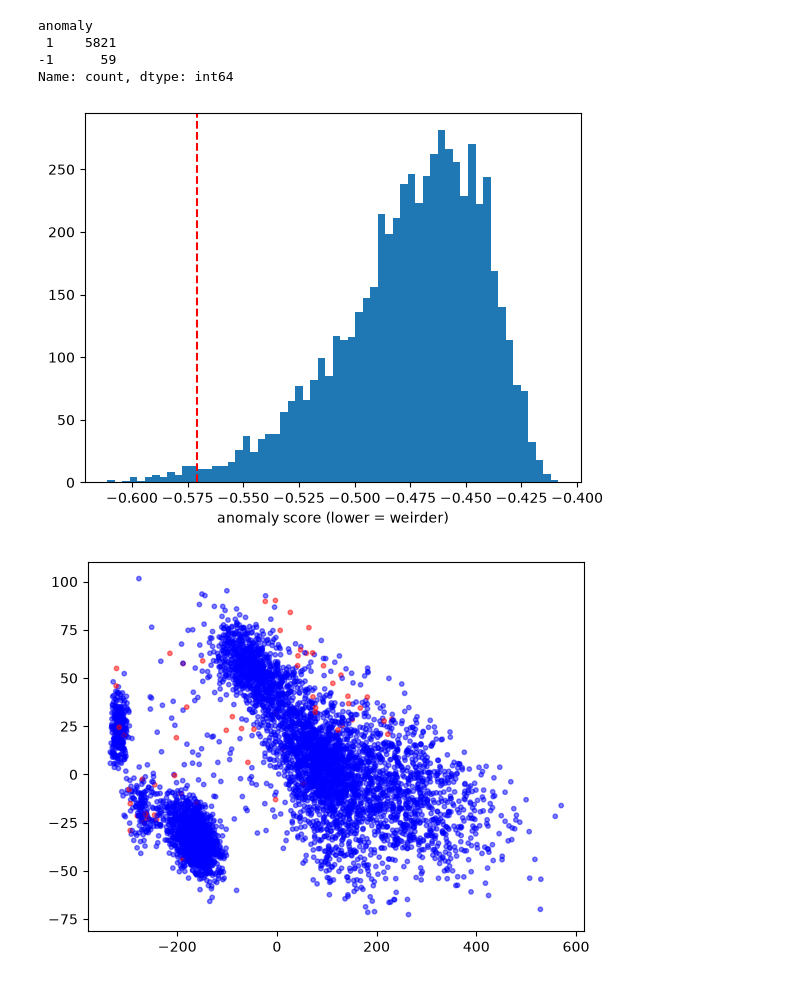
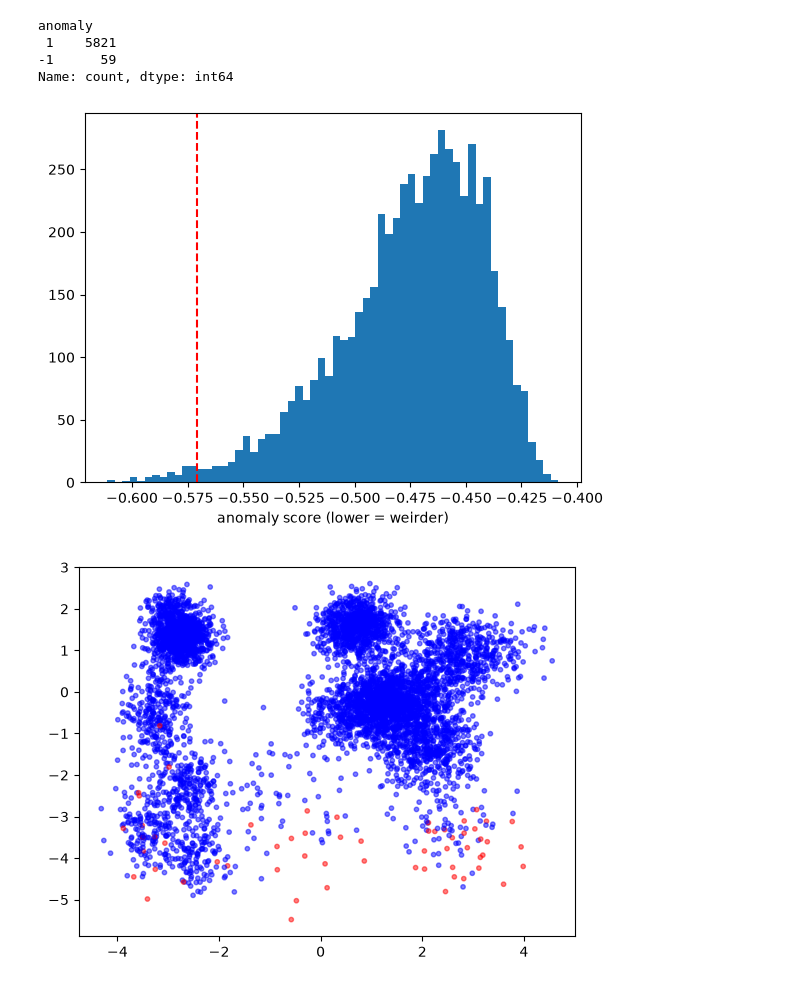
Before and after one commit to Aakashdeepsangwan/Machine-Learning, a Jupyter notebook: Isolation_Forest/X_selected.ipynb, the cells around one changed output. Drawn from its saved outputs; the diff is of its cells as text; code cells hidden in the pictures.

```diff
--- a/Isolation_Forest/X_selected.ipynb
+++ b/Isolation_Forest/X_selected.ipynb
@@ -67,15 +67,17 @@ Name: count, dtype: int64
 # %%
 # a) score distribution — works for any number of features
 plt.hist(df['anomaly_score'], bins=60)
 plt.axvline(df['anomaly_score'].quantile(0.01), color='red', ls='--')
 plt.xlabel('anomaly score (lower = weirder)'); plt.show()
 
+
 # b) PCA projection for a faithful 2D picture
 from sklearn.decomposition import PCA
-coords = PCA(n_components=2).fit_transform(X)
+from sklearn.preprocessing import StandardScaler
+coords = PCA(n_components=2).fit_transform(StandardScaler().fit_transform(X))
 plt.scatter(coords[:,0], coords[:,1],
             c=df['anomaly'].map({1:'blue',-1:'red'}), alpha=0.5, s=10)
 plt.show()
 # %% [output]
 [figure]
-[figure, old version]
+[figure, new version]
```
Also changed, not shown: parts of 2 cells of this notebook.
